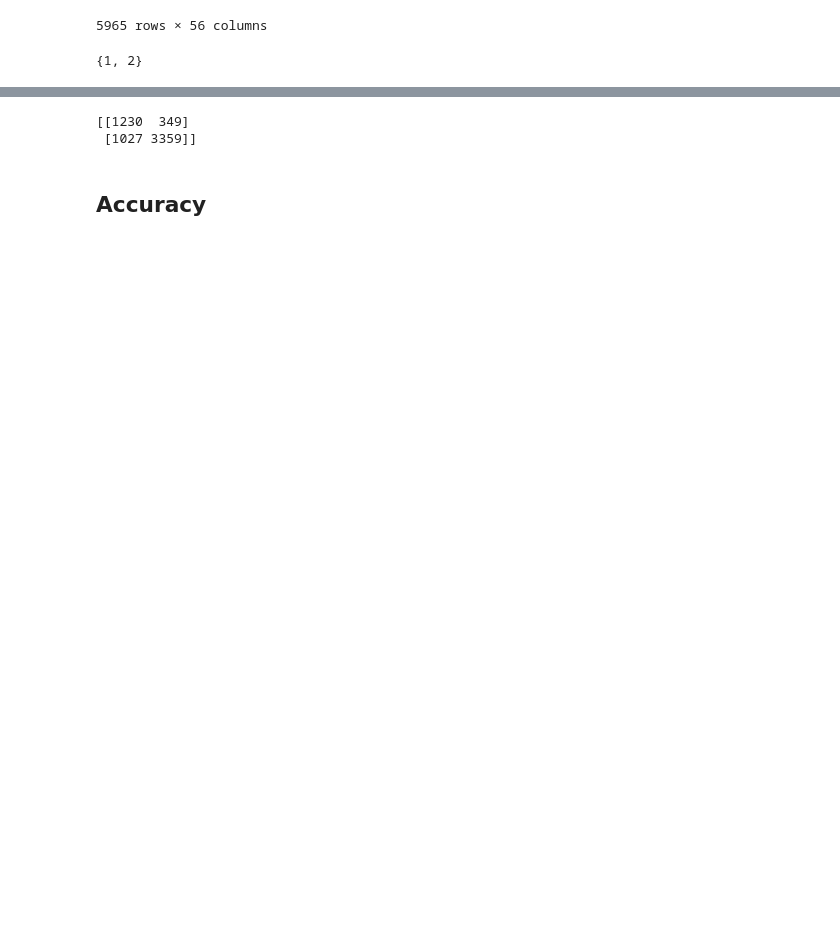
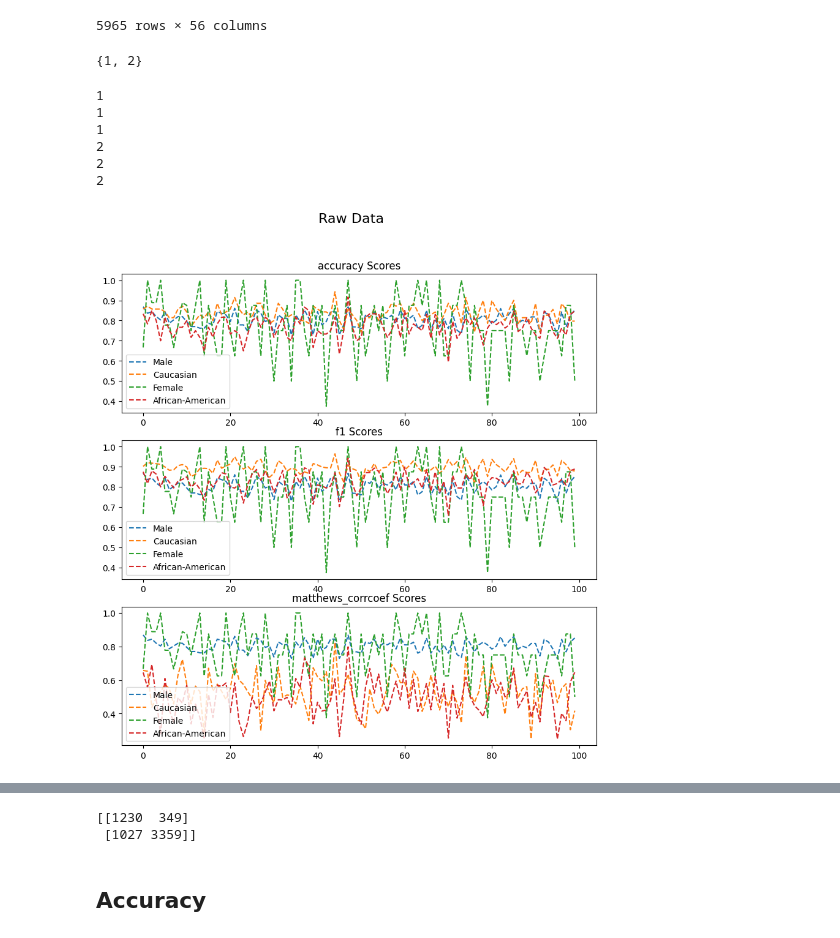
Before and after one commit to PHILIPWins/Algorithmic_Fairness, a Jupyter notebook: Assignment1/Assignemnt_02_philip.ipynb, the cells around one changed output, grey strips where cells are left out. Cells and saved outputs as stored; diff of their text form; code cells hidden in the pictures; blank space fills up the shorter version.

```diff
--- a/Assignment1/Assignemnt_02_philip.ipynb
+++ b/Assignment1/Assignemnt_02_philip.ipynb
@@ -103,6 +103,16 @@ from sklearn.compose import ColumnTransformer
 from sklearn.model_selection import KFold
 #groups
 from sklearn.model_selection import cross_val_score
+from sklearn.metrics import make_scorer
+from sklearn import metrics
+from sklearn.metrics import accuracy_score
+from sklearn.metrics import f1_score
+from sklearn.metrics import matthews_corrcoef
+
+
+
+scoring = {'accuracy': make_scorer(accuracy_score),
+           'prec': 'precision'}
 
 numeric_features = ["AGEP","WKHP", "PWGTP"]
 numeric_transformer = Pipeline(
@@ -121,5 +131,10 @@ clf = Pipeline(
 clf.fit(X_train,y_train.values.ravel())
 
 cv = KFold(n_splits=(100))
-scores = cross_val_score(clf, X_test, y_test.values.ravel(), cv = cv)
-print(scores)
+score_list = ["accuracy", "f1", "matthews_corrcoef"]
+score_dict= {}
+for score in score_list:
+
+    scores = cross_val_score(clf, X_test, y_test.values.ravel(), cv = cv,scoring=score)
+    score_dict[score] = scores
+#print(score_dict["accuracy"])
@@ -179,6 +198,67 @@ print(set(groups_test["RAC1P"].values))
 #groups_test["SEX" == 1]
 # %% [output]
 {1, 2}
+# %%
+### score when split the dataset
+### Look at different scores
+import matplotlib.pyplot as plt
+
+
+score_dict_sex = {}
+score_dict_race = {}
+score_list = ["accuracy", "f1", "matthews_corrcoef"]
+for i in range(1,3):
+    score_dict_sex[i] = {}
+    score_dict_race[i] = {}
+    for score in score_list:
+        print(i)
+        score_sex = cross_val_score(clf, X_test.loc[groups_test[groups_test["SEX"] == i].index.tolist()],
+                                    y_test.loc[groups_test[groups_test["SEX"] == i].index.tolist()].values.ravel(),
+                                    cv = cv, scoring = score)
+        score_race = cross_val_score(clf, X_test.loc[groups_test[groups_test["RAC1P"] == i].index.tolist()],
+                                    y_test.loc[groups_test[groups_test["RAC1P"] == i].index.tolist()].values.ravel(),
+                                    cv = cv)
+        score_dict_sex[i][score] = score_sex
+        score_dict_race[i][score] = score_race
+
+#print(score_dict_sex)
+#print(score_dict_race)
+# %% [output]
+1
+1
+1
+2
+2
+2
+# %%
+
+f, axes = plt.subplots(3,1, figsize=(10,10))
+                      # # Set a title for the entire figure
+f.suptitle("Raw Data", fontsize=16)
+for count, metric in enumerate(score_list):
+    for i in range(1,3):
+        if i == 1:
+            axes[count].plot(score_dict_race[i][metric], linestyle = "--", label = "Male")
+            axes[count].plot(score_dict_sex[i][metric], linestyle = "--", label = "Caucasian")
+
+        else:
+            axes[count].plot(score_dict_race[i][metric], linestyle = "--", label = "Female")
+            axes[count].plot(score_dict_sex[i][metric], linestyle = "--", label = "African-American")
+
+        axes[count].set_title(f"{metric} Scores")
+        axes[count]
+
+
+
+
+        axes[count].legend()
+
+plt.show()
+
+
+        #plt.title(f"{} Scores")
+# %% [output]
+[figure, added]
 # %%
 # score when split the dataset
 import matplotlib.pyplot as plt
```
Also changed, not shown: parts of 34 cells of this notebook.
